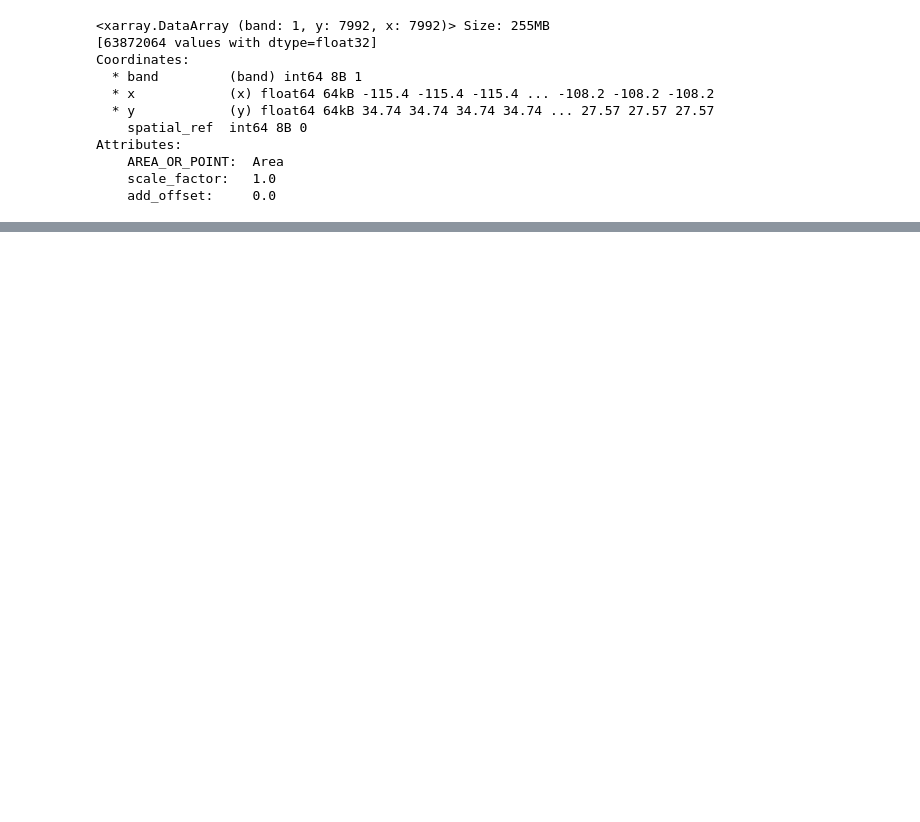
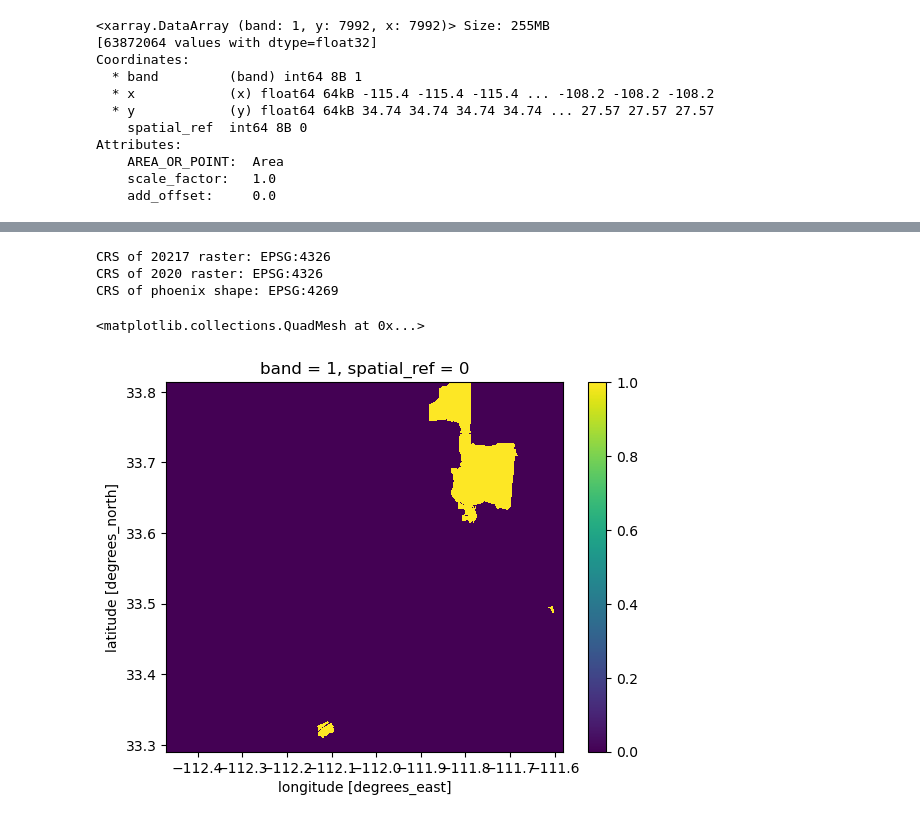
Before and after one commit to jaslynmiura/eds220-phoenix-biodiversity, a Jupyter notebook: final-task2-phoenix-biodiversity-MIURA.ipynb, the cells around one changed output, grey strips where cells are left out. Drawn from its saved outputs; the diff is of its cells as text; code cells hidden in the pictures; blank space fills up the shorter version.

```diff
--- a/final-task2-phoenix-biodiversity-MIURA.ipynb
+++ b/final-task2-phoenix-biodiversity-MIURA.ipynb
@@ -114,7 +169,7 @@ item1_biodiversity
 # %%
 # Access raster data from item
-biodiversity1 = rioxr.open_rasterio(item1_biodiversity.assets['data'].href)
-biodiversity1
+biodiversity2020 = rioxr.open_rasterio(item2020_biodiversity.assets['data'].href)
+biodiversity2020
 # %% [output]
 <xarray.DataArray (band: 1, y: 7992, x: 7992)> Size: 255MB
 [63872064 values with dtype=float32]
@@ -127,3 +182,7 @@ Attributes:
     AREA_OR_POINT:  Area
     scale_factor:   1.0
     add_offset:     0.0
+# %%
+# Access raster data from item
+biodiversity2017 = rioxr.open_rasterio(item2017_biodiversity.assets['data'].href)
+biodiversity2017
@@ -129,0 +201,13 @@ Attributes:
+# %%
+print('CRS of 20217 raster:', biodiversity2017.rio.crs)
+print('CRS of 2020 raster:', biodiversity2020.rio.crs)
+print('CRS of phoenix shape:', phoenix.crs)
+# %% [output]
+CRS of 20217 raster: EPSG:4326
+CRS of 2020 raster: EPSG:4326
+CRS of phoenix shape: EPSG:4269
+# %%
+phoenix = phoenix.to_crs(biodiversity2017.rio.crs)
+assert biodiversity2017.rio.crs == phoenix.crs
+# %%
+phoenix_raster_2020 = biodiversity2020.rio.clip_box(*phoenix.total_bounds).rio.clip(phoenix.geometry)
@@ -129,0 +216,6 @@ Attributes:
+# %%
+phoenix_raster_2020_loss = phoenix_raster_2020>=0.75
+phoenix_raster_2020_loss.plot()
+# %% [output]
+<matplotlib.collections.QuadMesh at 0x...>
+[figure, added]
```
Also changed, not shown: parts of 16 cells of this notebook.
